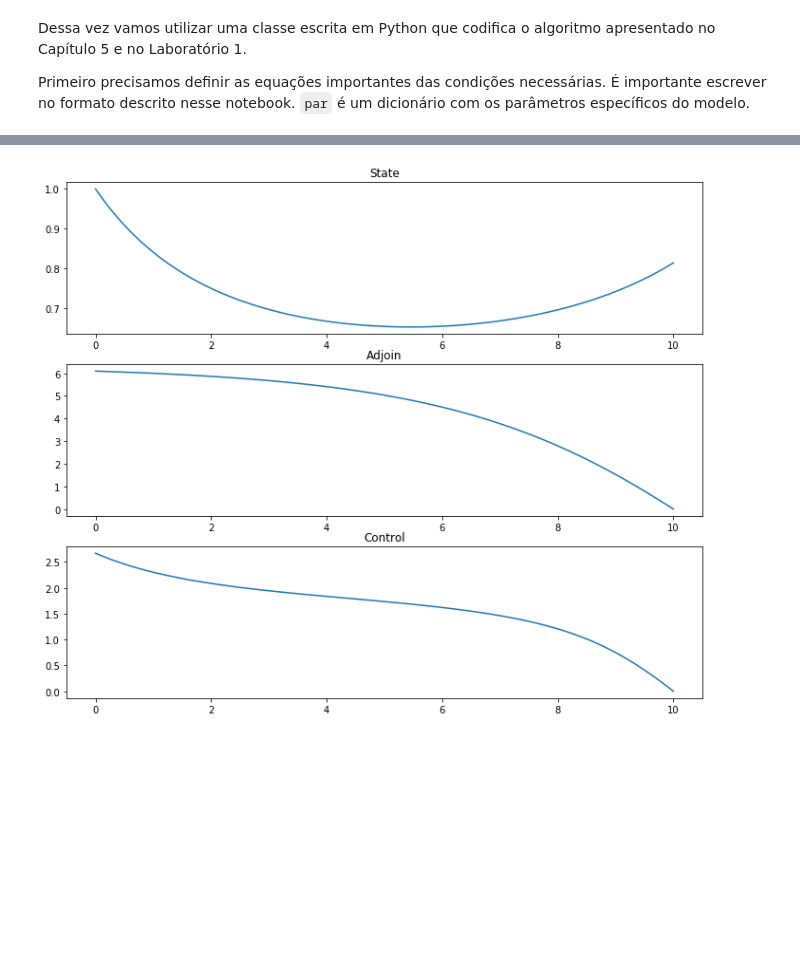
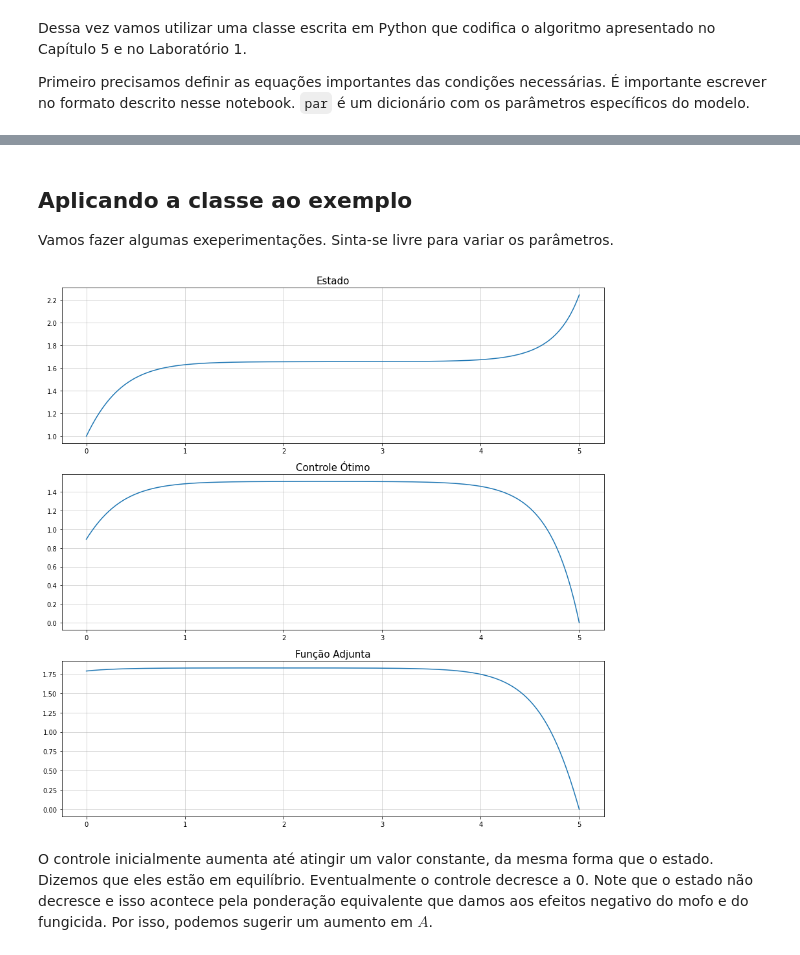
Before and after one commit to lucasmoschen/optimal-control-biological, a Jupyter notebook: notebooks/Laboratory2.ipynb, the cells around one changed output, grey strips where cells are left out. Drawn from its saved outputs; the diff is of its cells as text; code cells hidden in the pictures; blank space fills up the shorter version.

```diff
--- a/notebooks/Laboratory2.ipynb
+++ b/notebooks/Laboratory2.ipynb
@@ -83,4 +89,4 @@ parameters = {'r': None, 'M': None, 'A': None}
 
 diff_state = lambda t, x, u, par: par['r']*(par['M'] - x) - u*x                    # Derivada de x
 diff_lambda = lambda t, x, u, lambda_, par: -2*par['A']*x + lambda_*(par['r'] + u) # Derivada de lambda_
-update_u = lambda t, x, u, lambda_, par: 0.5*lambda_*x                             # Atualiza u através de H_u = 0
+update_u = lambda t, x, lambda_, par: 0.5*lambda_*x                             # Atualiza u através de H_u = 0
@@ -173,4 +93,19 @@ t,x,u,adj = problem.solve()
-# %%
-plotting(t,{'State': [x], 'Adjoin': [adj], 'Control':[u]})
-# %% [output]
-[figure, removed]
+# %% [markdown]
+## Aplicando a classe ao exemplo
+
+Vamos fazer algumas exeperimentações. Sinta-se livre para variar os parâmetros.
+# %%
+problem = OptimalControl(diff_state, diff_lambda, update_u)
+# %%
+x0 = 1
+T = 5
+parameters['r'] = 0.3
+parameters['M'] = 10
+parameters['A'] = 1
+# %%
+t,x,u,lambda_ = problem.solve(x0, T, parameters, h = 0.001)
+problem.plotting(t,x,u,lambda_)
+# %% [output]
+[figure, added]
+# %% [markdown]
+O controle inicialmente aumenta até atingir um valor constante, da mesma forma que o estado. Dizemos que eles estão em equilíbrio. Eventualmente o controle decresce a 0. Note que o estado não decresce e isso acontece pela ponderação equivalente que damos aos efeitos negativo do mofo e do fungicida. Por isso, podemos sugerir um aumento em $A$.
```
Also changed, not shown: parts of 12 cells of this notebook, 6 other files.
